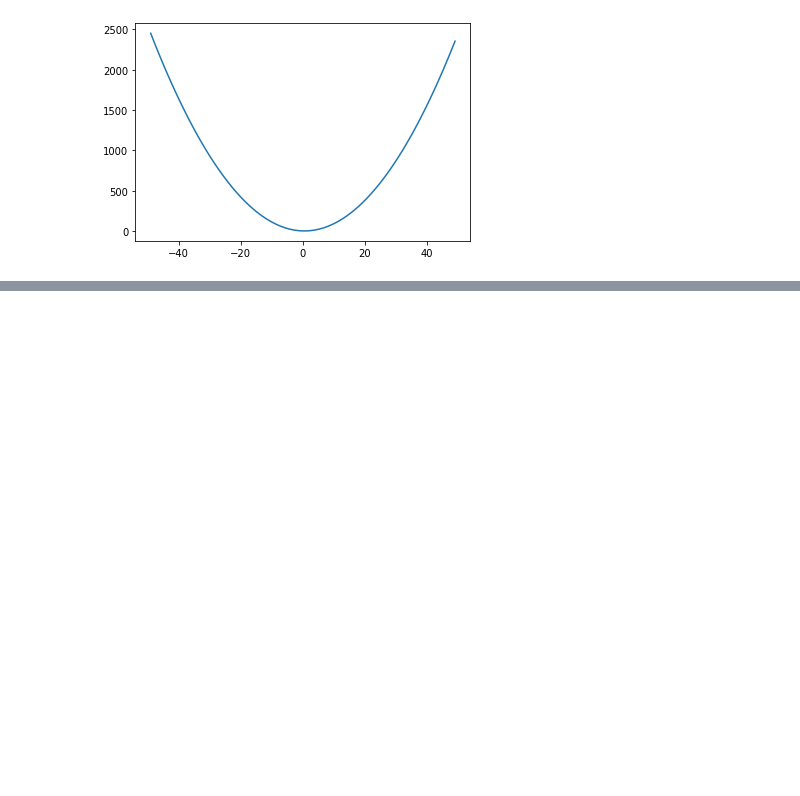
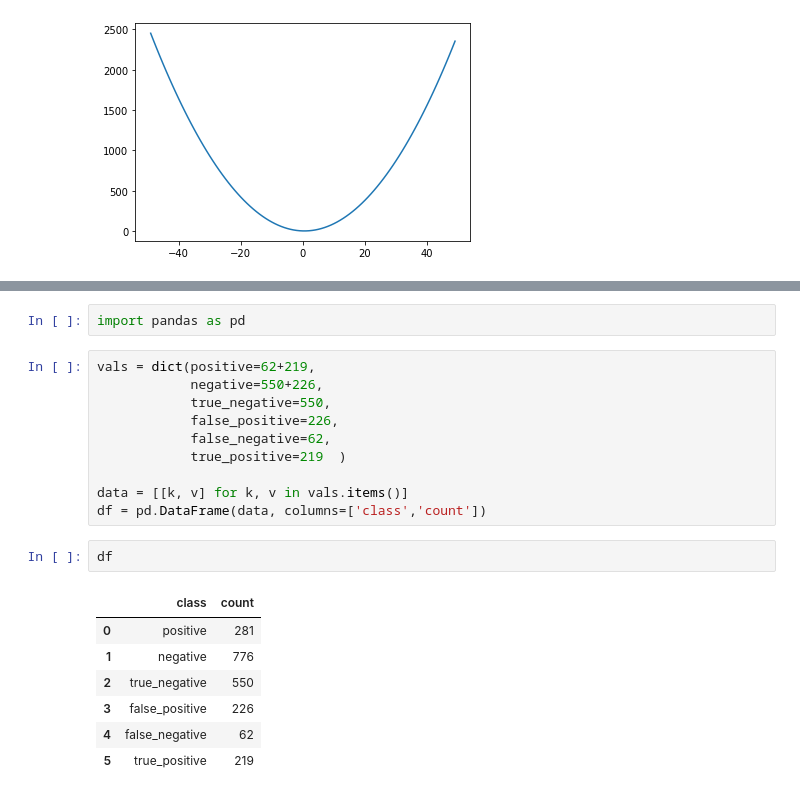
Before and after one commit to MrEnigmamgine/my_notes, a Jupyter notebook: plot_study.ipynb, the cells around one changed output, grey strips where cells are left out. Saved outputs shown, nothing was run; the diff lists cells and outputs as text; blank space fills up the shorter version.

```diff
--- a/plot_study.ipynb
+++ b/plot_study.ipynb
@@ -16,0 +45,22 @@ ax.plot(x,y)
+# %%
+import pandas as pd
+# %%
+vals = dict(positive=62+219,
+            negative=550+226,
+            true_negative=550,
+            false_positive=226,
+            false_negative=62,
+            true_positive=219  )
+
+data = [[k, v] for k, v in vals.items()]
+df = pd.DataFrame(data, columns=['class','count'])
+# %%
+df
+# %% [output]
+|  | class | count |
+| 0 | positive | 281 |
+| 1 | negative | 776 |
+| 2 | true_negative | 550 |
+| 3 | false_positive | 226 |
+| 4 | false_negative | 62 |
+| 5 | true_positive | 219 |
```
Also changed, not shown: parts of 6 cells of this notebook, 3 other files.
